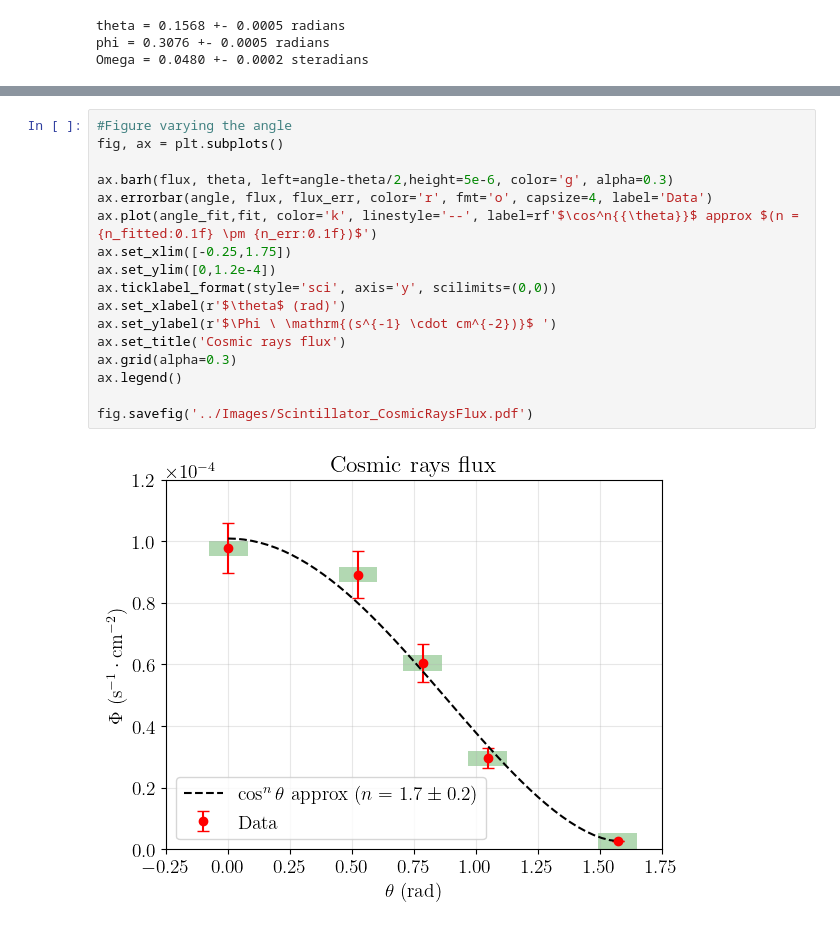
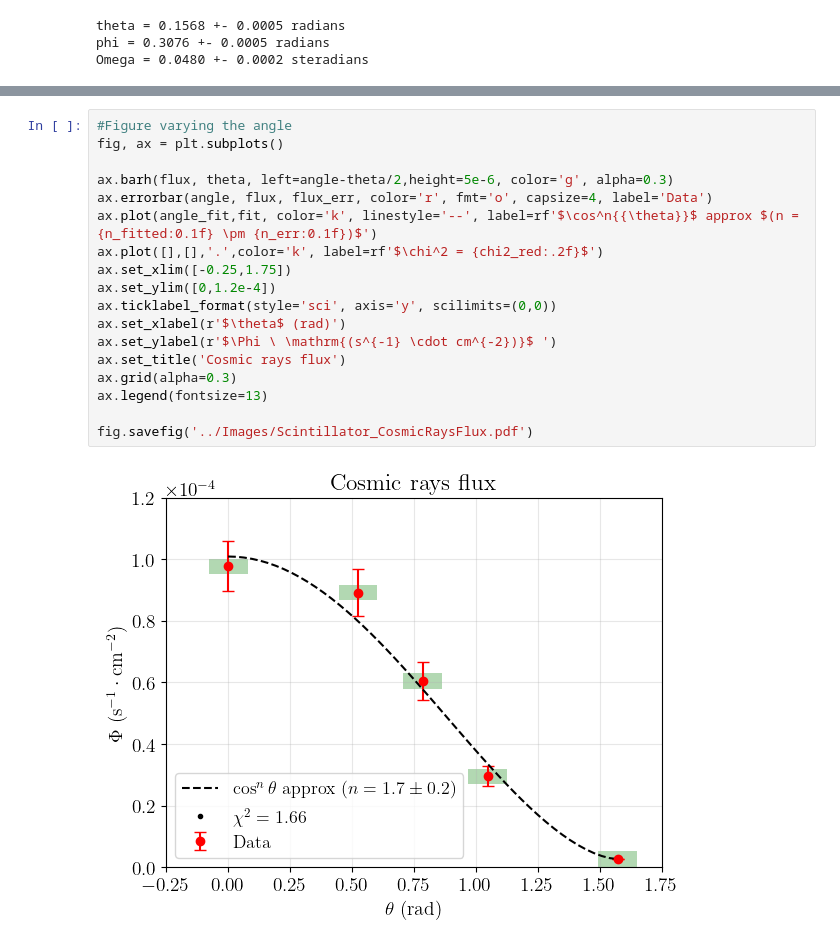
Before and after one commit to JoseCDS17/LabIV_UNIGE, a Jupyter notebook: ScintillatorPMT_Measurements/Scintillator_Angles.ipynb, the cells around one changed output, grey strips where cells are left out. Drawn from its saved outputs; the diff is of its cells as text.

Commit message:
Graph name changed

```diff
--- a/ScintillatorPMT_Measurements/Scintillator_Angles.ipynb
+++ b/ScintillatorPMT_Measurements/Scintillator_Angles.ipynb
@@ -74,19 +75,20 @@ Chi^2 value = 1.77e-06
 # %%
 #Figure varying the angle
 fig, ax = plt.subplots()
 
 ax.barh(flux, theta, left=angle-theta/2,height=5e-6, color='g', alpha=0.3)
 ax.errorbar(angle, flux, flux_err, color='r', fmt='o', capsize=4, label='Data')
 ax.plot(angle_fit,fit, color='k', linestyle='--', label=rf'$\cos^n{{\theta}}$ approx $(n = {n_fitted:0.1f} \pm {n_err:0.1f})$')
+ax.plot([],[],'.',color='k', label=rf'$\chi^2 = {chi2_red:.2f}$')
 ax.set_xlim([-0.25,1.75])
 ax.set_ylim([0,1.2e-4])
 ax.ticklabel_format(style='sci', axis='y', scilimits=(0,0))
 ax.set_xlabel(r'$\theta$ (rad)')
 ax.set_ylabel(r'$\Phi \ \mathrm{(s^{-1} \cdot cm^{-2})}$ ')
 ax.set_title('Cosmic rays flux')
 ax.grid(alpha=0.3)
-ax.legend()
+ax.legend(fontsize=13)
 
 fig.savefig('../Images/Scintillator_CosmicRaysFlux.pdf')
 # %% [output]
-[figure, old version]
+[figure, new version]
```
Also changed, not shown: parts of 1 cell of this notebook, 2 other files.
